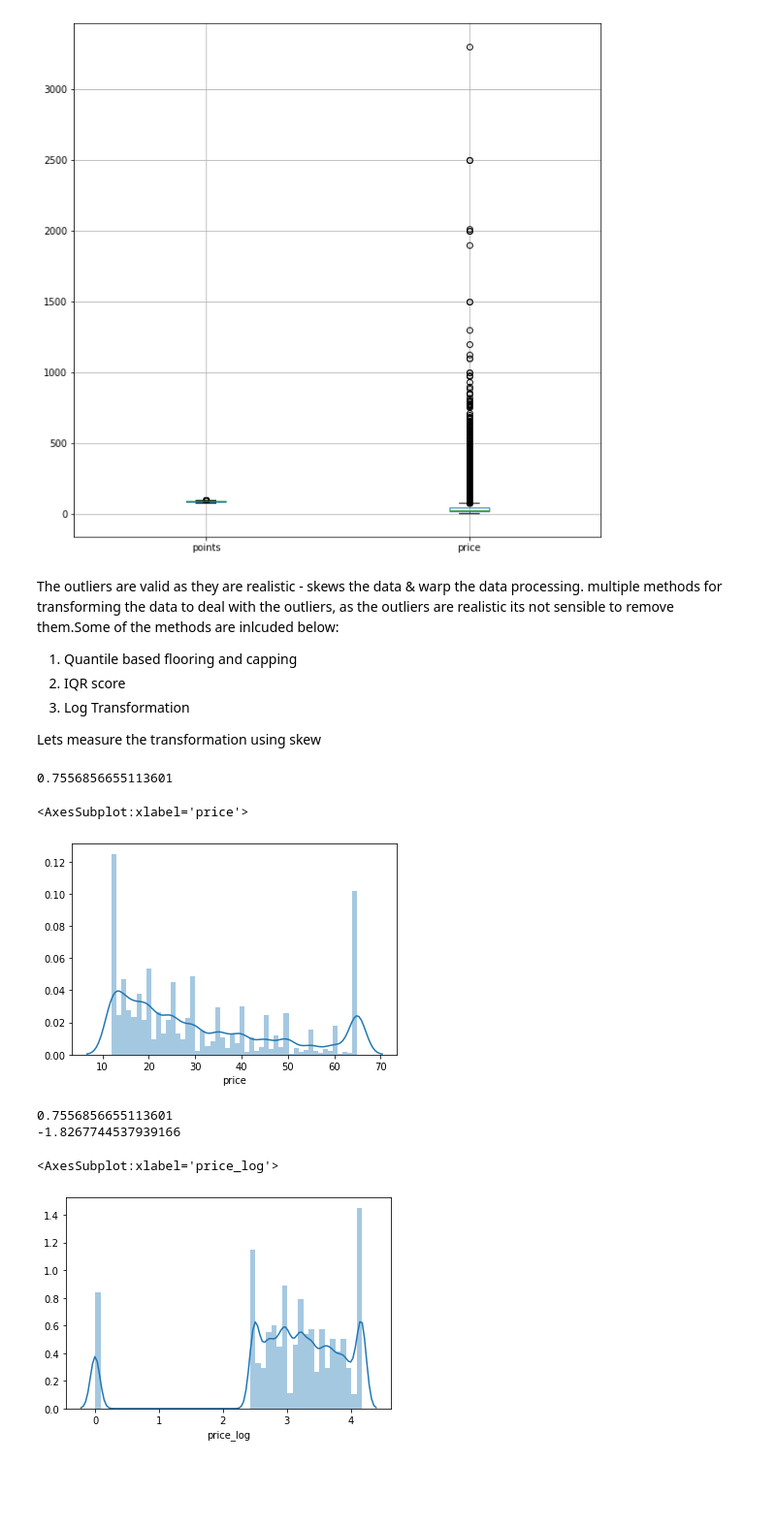
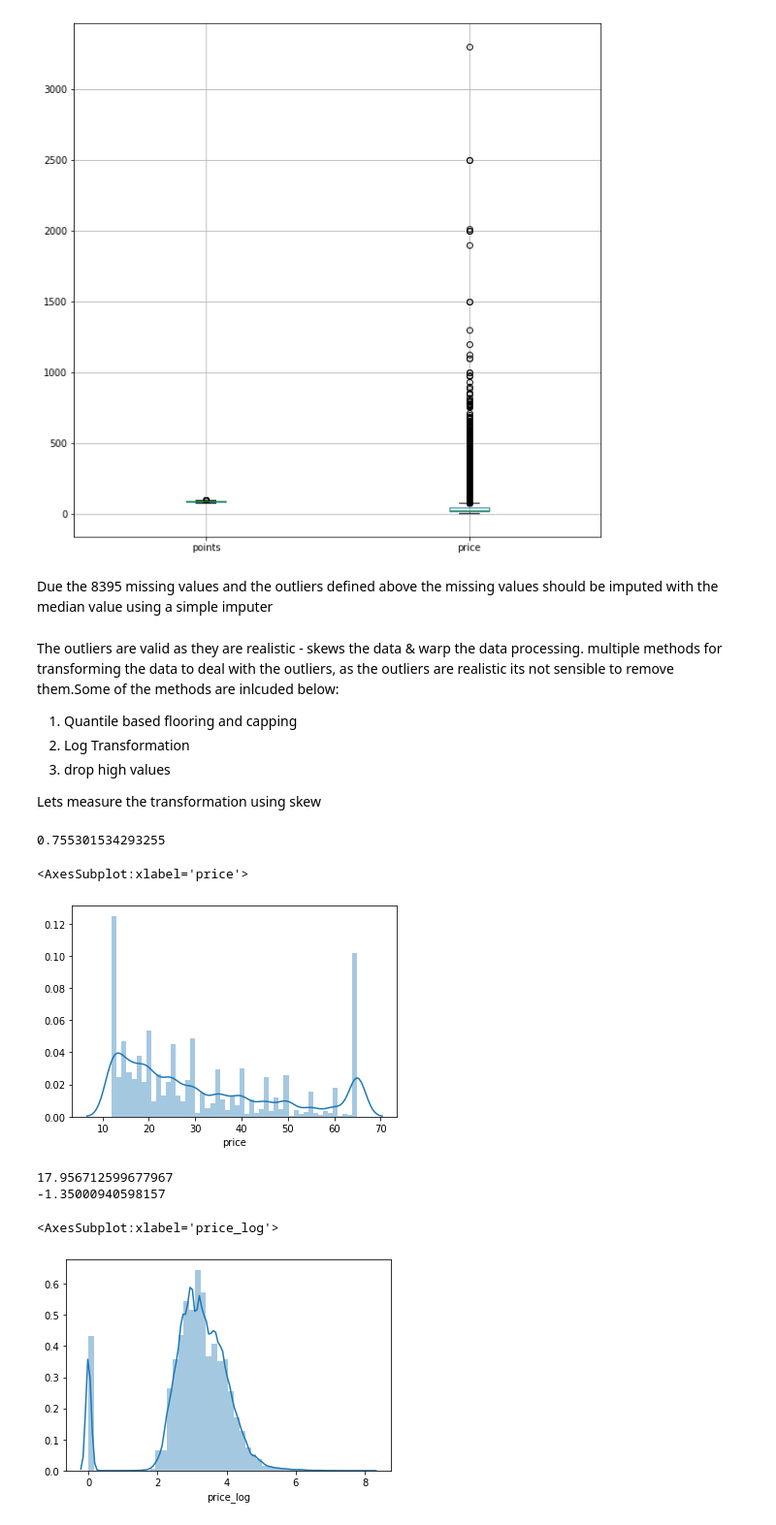
Before and after one commit to jbmarcelino1/WinePredictor, a Jupyter notebook: notebooks/Untitled.ipynb, the cells around one changed output. Shown: that part at 97% size. Cells and saved outputs as stored; diff of their text form; code cells hidden in the pictures; blank space fills up the shorter version.

```diff
--- a/notebooks/Untitled.ipynb
+++ b/notebooks/Untitled.ipynb
@@ -85,0 +76,7 @@ wine_version_two.head()
+# %%
+wine_version_two = df_dict.get(filenames[0])
+wine_version_two.head()
+dicty = wine_version_two.variety.value_counts().to_dict()
+wine_version_two["total_count"]= wine_version_two["variety"].map(dicty)
+wine_version_two["variety"] = np.where(wine_version_two["total_count"]>= 60,wine_version_two["variety"],"other")
+len(wine_version_two["variety"].unique())
@@ -203,13 +201,25 @@ warnings.simplefilter("ignore")
 # country by mean point
 country_list = []
 province_list= []
-for i,v in zip([PRICE,POINTS,PRICE,POINTS],['country','country','province','province']):
+region_list =[]
+taster_list = []
+for i,v in zip([PRICE,POINTS,PRICE,POINTS,PRICE,POINTS,PRICE,POINTS],['country','country','province','province','region_1','region_1','taster_name','taster_name']):
     if v=='country':
         country_list.append(generate_groupby_df(data,v,feature=i))
     if v=='province':
         province_list.append(generate_groupby_df(data,v,feature=i))
+    if v=='region_1':
+        region_list.append(generate_groupby_df(data,v,feature=i))
+    if v=='taster_name':
+        taster_list.append(generate_groupby_df(data,v,feature=i))
+
+
 
 country_count = data['country'].value_counts()
 province_count = data['province'].value_counts()
+region_count = data['region_1'].value_counts()
+taster_count = data['taster_name'].value_counts()
 country = pd.concat(country_list +[country_count],axis=1).reset_index().rename(columns={'index':'country','country':'count'})
 province = pd.concat(province_list + [province_count],axis=1).reset_index().rename(columns={'index':'province','province':'count'})
+region = pd.concat(region_list + [region_count],axis=1).reset_index().rename(columns={'index':'region','region_1':'count'})
+taster = pd.concat(taster_list + [taster_count],axis=1).reset_index().rename(columns={'index':'taster','taster_name':'count'})
@@ -292,0 +324,11 @@ Name: normalised, dtype: float64
+# %%
+# making sure province and country are categorical features
+for col in ['country','province']:
+    data[col] = data[col].astype('category')
+
+# drop the 59 wines missing
+data.dropna(subset=['country','province'],inplace=True)
+# %%
+print(len(data.region_1.unique()),len(data.region_2.unique()))
+# only 18 unique regions
+data.drop(columns='region_2',inplace=True)
@@ -320,3 +364,5 @@ data.boxplot()
 # %% [output]
 <AxesSubplot:>
 [figure]
+# %% [markdown]
+Due the 8395 missing values and the outliers defined above the missing values should be imputed with the median value using a simple imputer
@@ -323,31 +374,29 @@ data.boxplot()
 # %% [markdown]
 The outliers are valid as they are realistic - skews the data & warp the data processing. multiple methods for transforming the data to deal with the outliers, as the outliers are realistic its not sensible to remove them.Some of the methods are inlcuded below:
 1. Quantile based flooring and capping
-2. IQR score
-3. Log Transformation
+2. Log Transformation
+3. drop high values
 
 Lets measure the transformation using skew
 # %%
 ## change a few items i.e. the dataframes
-df1 = data
-tenth = df1['price'].quantile(0.10)
-nighty = df1['price'].quantile(0.90)
-df1['price'] = np.where(df1['price'] <tenth, tenth,df1['price'])
-df1['price'] = np.where(df1['price'] >nighty, nighty,df1['price'])
+df1 = data.copy()
+df1['price'] = np.clip(df1['price'],df1['price'].quantile(0.1),df1['price'].quantile(0.9))
 print(df1['price'].skew())
 sns.distplot(df1['price'])
 # %% [output]
-0.7556856655113601
+0.755301534293255
 <AxesSubplot:xlabel='price'>
 [figure]
 # %%
-df2 = data
+# log transformation - decide what to do
+df2 = data.copy()
 df2["price_log"] = df2["price"].map(lambda i: np.log(i) if i > 0 else 0)
 print(df2['price'].skew())
 print(df2['price_log'].skew())
 sns.distplot(df2['price_log'])
 # %% [output]
-0.7556856655113601
--1.8267744537939166
+17.956712599677967
+-1.35000940598157
 <AxesSubplot:xlabel='price_log'>
-[figure, old version]
+[figure, new version]
```
Also changed, not shown: parts of 31 cells of this notebook.
